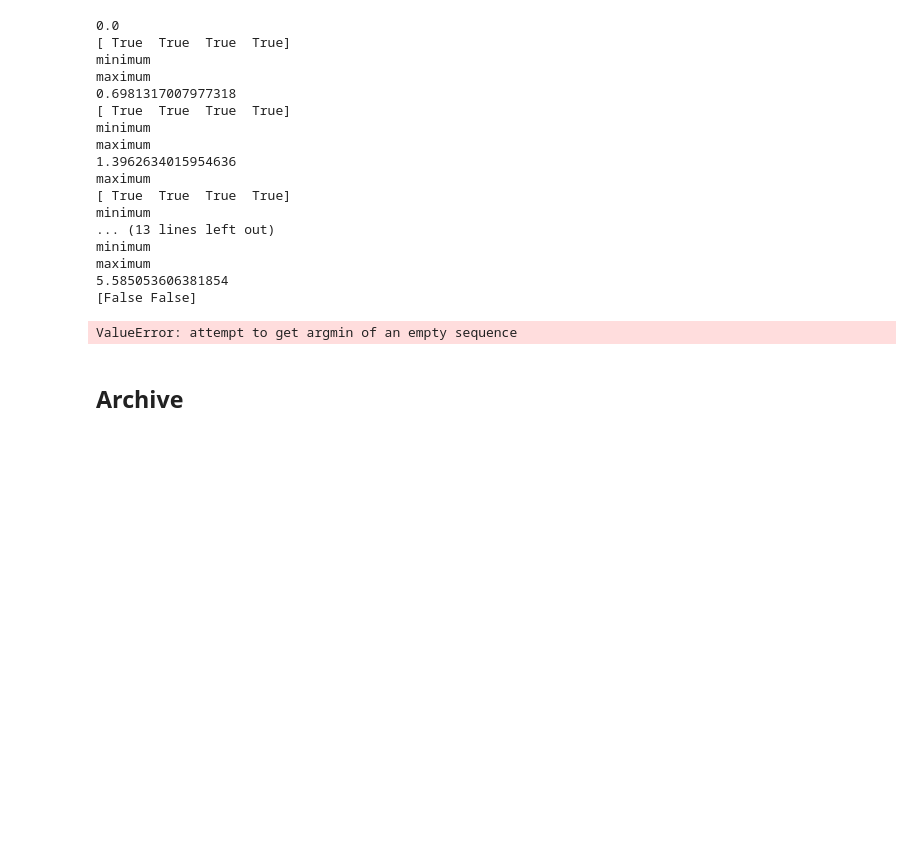
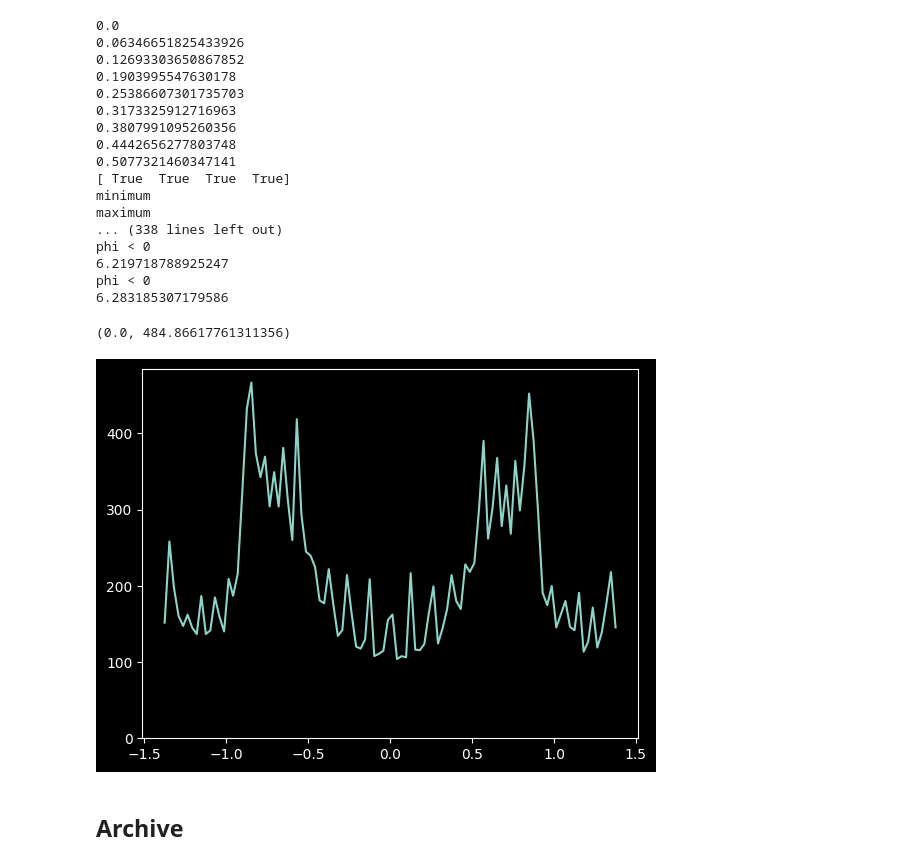
Before and after one commit to ekaterinailin/2023_10_Oblique_Ring, a Jupyter notebook: simple_calcs.ipynb, the cells around one changed output. Cells and saved outputs as stored; diff of their text form; code cells hidden in the pictures; blank space fills up the shorter version.

```diff
--- a/simple_calcs.ipynb
+++ b/simple_calcs.ipynb
@@ -318,49 +454,51 @@ latitude = 60 * np.pi/180
 
 # go through phi_bound
 
 # fig, axes = plt.subplots(1,1,figsize=(10, 10))
 # axes = axes.flatten()
 
 fluxes = []
 vs = []
 
-for alpha in np.linspace(0, 2*np.pi,10):
+for alpha in np.linspace(0, 2*np.pi,100):
     res = get_spectral_line(phi, i_rot, i_mag, latitude, alpha)
     print(alpha)
     phi_bounds, phi_bounds_v, signum, v_bounds_phi, v_bounds, flux, fluxmask, mask, v, phi, A, B, C = res
 
     fluxes.append((flux*fluxmask)[mask])
     vs.append(v[mask])
 
 # make a dataframe from vs and fluxes
 df = pd.DataFrame({'v': np.concatenate(vs), 'flux': np.concatenate(fluxes)})
 
 # bin in v space and sum fluxes
-df_binned = df.groupby(pd.cut(df.v, bins=300)).sum()
+df_binned = df.groupby(pd.cut(df.v, bins=100)).sum()
 
 # plot
 df_binned.index = pd.IntervalIndex(df_binned.index).mid
 
 plt.plot(df_binned.index.values,  df_binned.flux.values)
+plt.ylim(0,)
 # %% [output]
 0.0
+0.06346651825433926
+0.12693303650867852
+0.1903995547630178
+0.25386607301735703
+0.3173325912716963
+0.3807991095260356
+0.4442656277803748
+0.5077321460347141
 [ True  True  True  True]
 minimum
 maximum
-0.6981317007977318
-[ True  True  True  True]
-minimum
-maximum
-1.3962634015954636
-maximum
-[ True  True  True  True]
-minimum
-... (13 lines left out)
-minimum
-maximum
-5.585053606381854
-[False False]
+... (338 lines left out)
+phi < 0
+6.219718788925247
+phi < 0
+6.283185307179586
-ValueError: attempt to get argmin of an empty sequence
+(0.0, 484.86617761311356)
+[figure, added]
 # %% [markdown]
 ## Archive
 # %%
```
Also changed, not shown: parts of 3 cells of this notebook.
